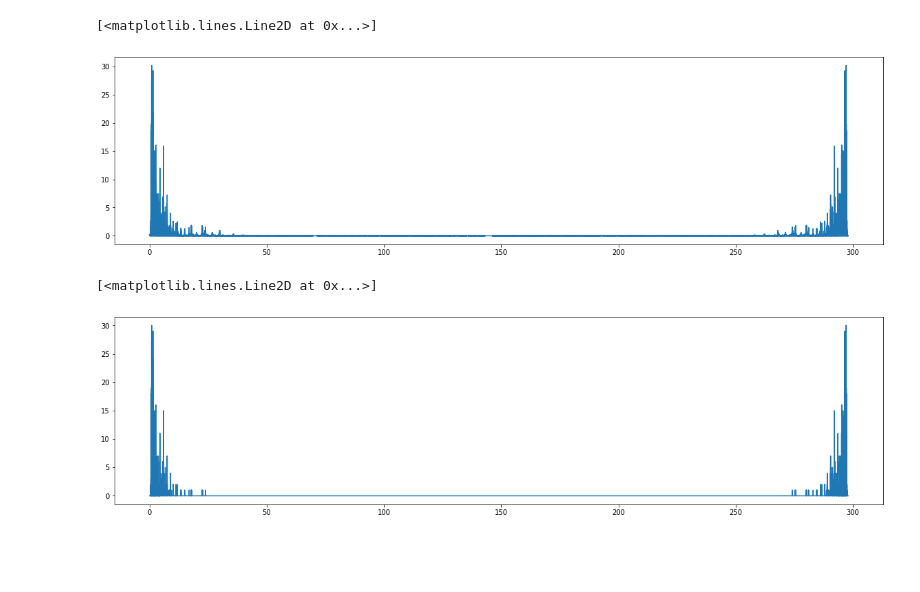
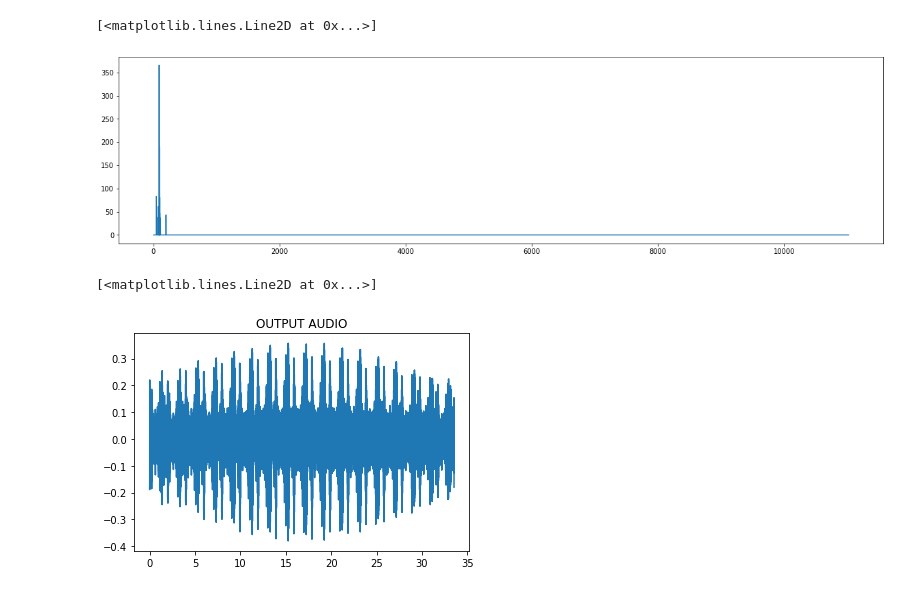
Before and after one commit to szymonrucinski/AiRoll, a Jupyter notebook: editor/AudioFiltering.ipynb, the cells around one changed output. Drawn from its saved outputs; the diff is of its cells as text; code cells hidden in the pictures; blank space fills up the shorter version.

```diff
--- a/editor/AudioFiltering.ipynb
+++ b/editor/AudioFiltering.ipynb
@@ -12,7 +10,9 @@ import IPython.display as ipd
 # %%
 #Load a .wav file
-x, sr = librosa.load('D:\\Programowanie\\AI\\editor\\data\\samples\\inputs\\africa-toto.wav')
-type(x)
-print('x length ={}'.format(len(x)))
+# x, sr = librosa.load('D:\\Programowanie\\AI\\editor\\data\\samples\\inputs\\africa-toto.wav')
+x, sr = librosa.load('D:\\Programowanie\\AI\\editor\\data\\samples\\inputs\\file_example_WAV_1MG.wav')
+
+print('x length = {}'.format(len(x)))
 print('sample rate = {}'.format(sr))
+print('sound clip is {} seconds long' .format(int((len(x)/sr))))
 # %% [output]
@@ -63,10 +75,15 @@ PSD = fhat * np.conj(fhat)/len(x)
 # %%
-indices = PSD < 100
-PSDclean = PSD * indices
-fhat_COPY = indices * fhat
+indices = PSD >30  #find dominant sound
+PSDclean = PSD * indices #zero out all other
+fhat = indices * fhat
+# i = 0
+# for indx in indices:
+#     if(indx == False):
+#         i = i+1
+# print(i)
 ffilt = np.fft.ifft(fhat)
 plt.figure(figsize=(20,5))
-plt.plot(t,PSDclean)
+plt.plot(freqs[0:L],PSDclean[0:L])
 # %% [output]
 [<matplotlib.lines.Line2D at 0x...>]
-[figure, old version]
+[figure, new version]
@@ -76,6 +90,6 @@ ffilt_new = np.int16((PSDclean))
 # %%
-plt.figure(figsize=(20,5))
-plt.plot(t,ffilt_new)
+plt.title('OUTPUT AUDIO')
+plt.plot(t,ffilt)
 # %% [output]
 [<matplotlib.lines.Line2D at 0x...>]
-[figure, old version]
+[figure, new version]
```
Also changed, not shown: parts of 22 cells of this notebook, 3 other files.
